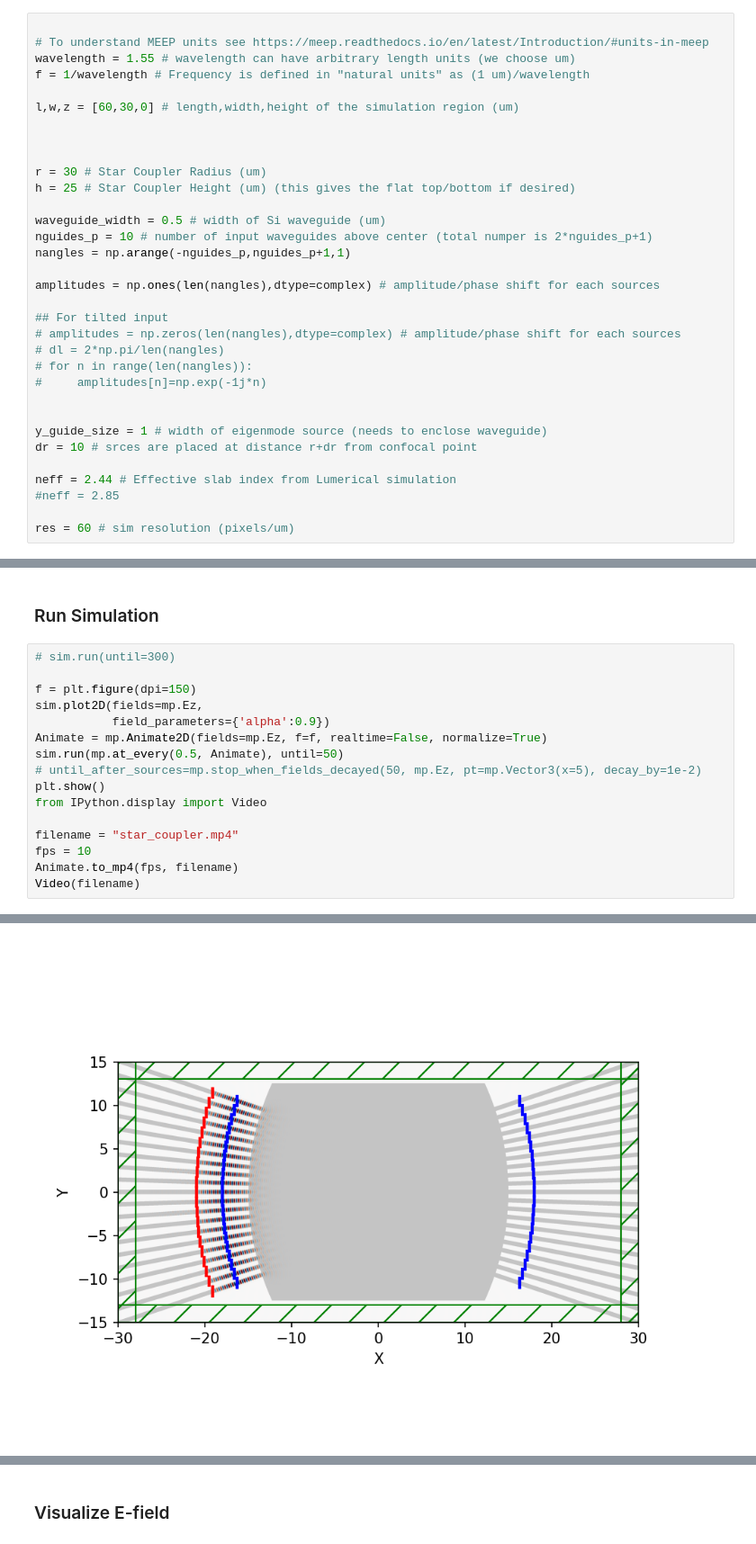
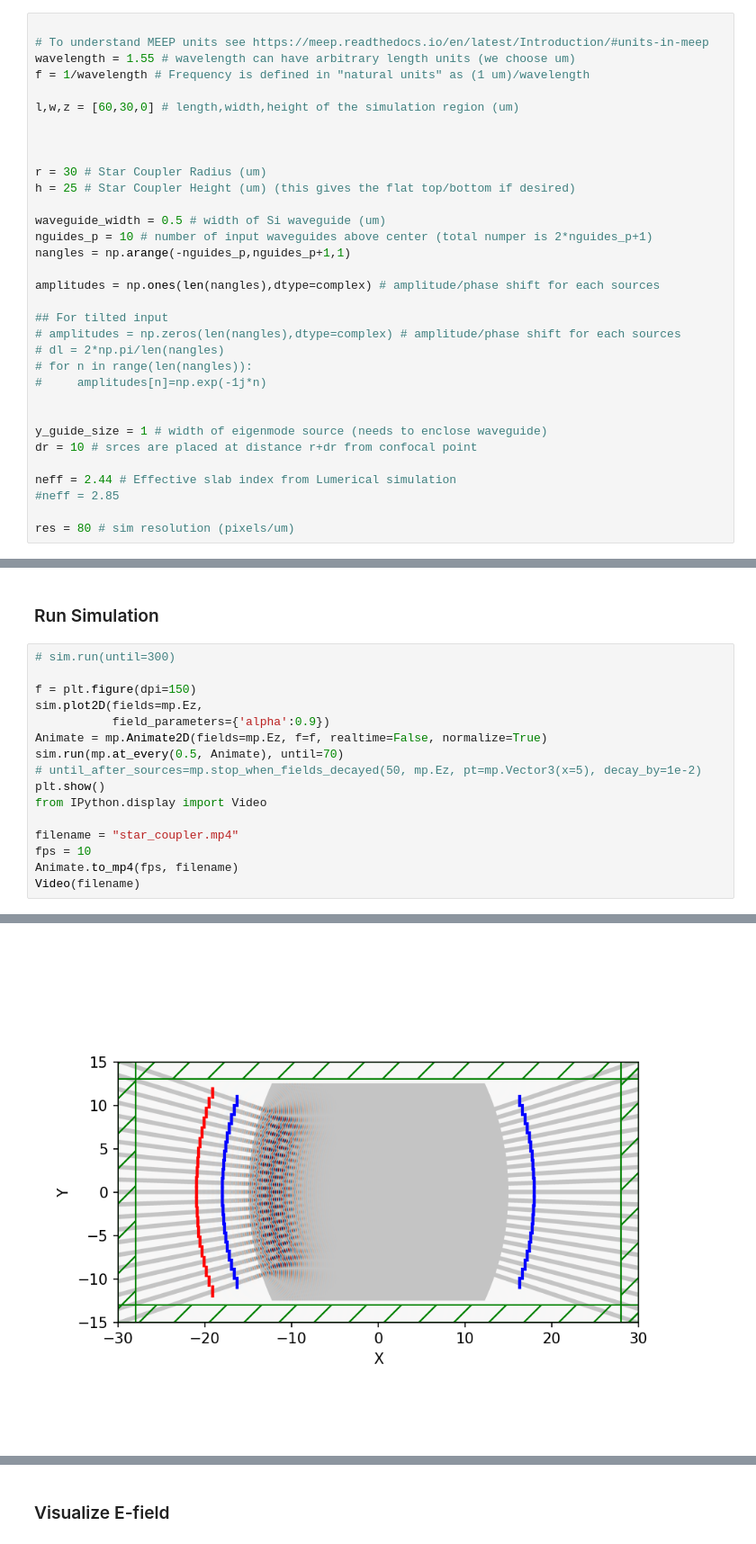
Before and after one commit to johnmihal/rit-quantum-imaging-research, a Jupyter notebook: Simple_Star_Coupler with monitors.ipynb, the cells around one changed output, grey strips where cells are left out. Shown at 90% size. Saved outputs shown, nothing was run; the diff lists cells and outputs as text.

Commit message:
fixed resolution

```diff
--- a/Simple_Star_Coupler with monitors.ipynb
+++ b/Simple_Star_Coupler with monitors.ipynb
@@ -46,7 +46,7 @@ dr = 10 # srces are placed at distance r+dr from confocal point
 neff = 2.44 # Effective slab index from Lumerical simulation
 #neff = 2.85
 
-res = 60 # sim resolution (pixels/um)
+res = 80 # sim resolution (pixels/um)
 # %% [markdown]
 ### Create simulation region and define media
 # %%
@@ -243,7 +243,7 @@ f = plt.figure(dpi=150)
 sim.plot2D(fields=mp.Ez,
            field_parameters={'alpha':0.9})
 Animate = mp.Animate2D(fields=mp.Ez, f=f, realtime=False, normalize=True)
-sim.run(mp.at_every(0.5, Animate), until=50)
+sim.run(mp.at_every(0.5, Animate), until=70)
 # until_after_sources=mp.stop_when_fields_decayed(50, mp.Ez, pt=mp.Vector3(x=5), decay_by=1e-2)
 plt.show()
 from IPython.display import Video
@@ -273,4 +273,4 @@ run 0 finished at t = 50.0 (6000 timesteps)
-[figure, old version]
+[figure, new version]
 Generating MP4...
 [interactive output not drawn]
 # %% [markdown]
```
Also changed, not shown: parts of 5 cells of this notebook, 6 other files.
